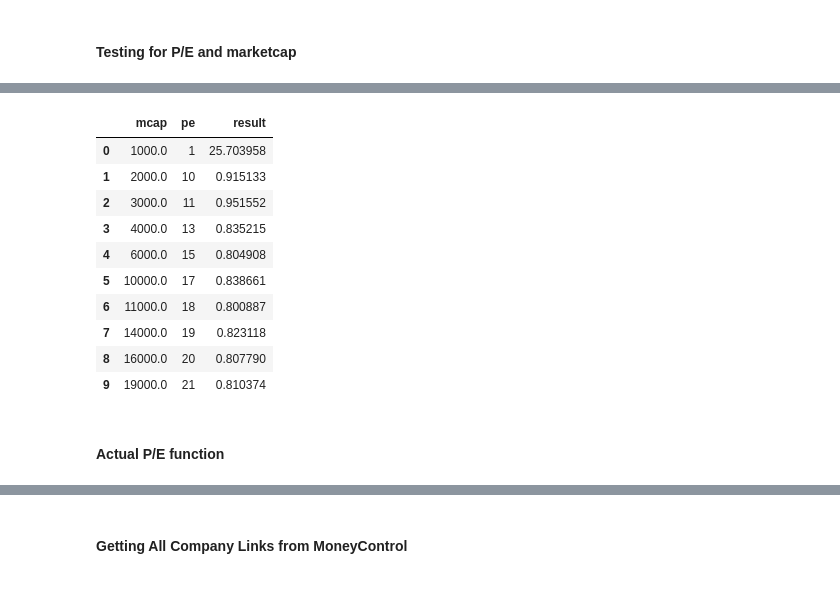
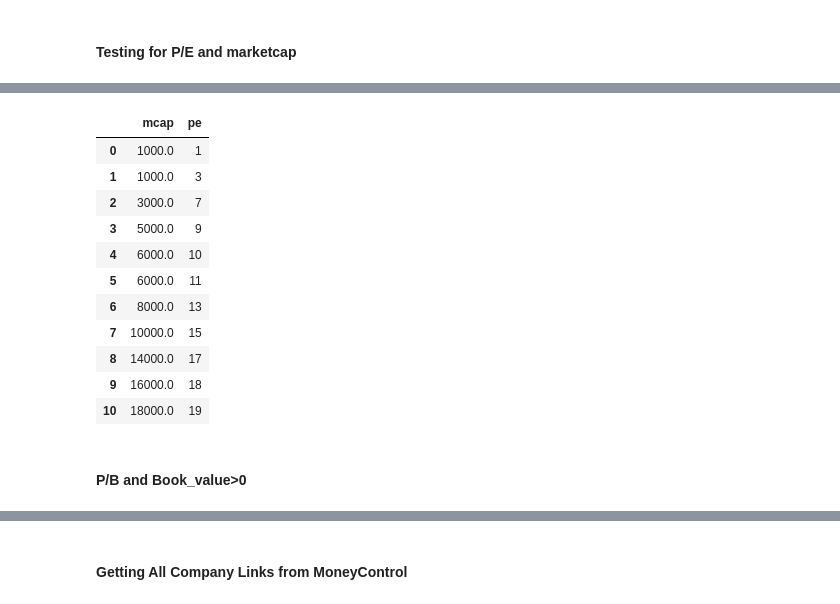
Before and after one commit to faizanahemad/data-science-utils, a Jupyter notebook: data_science_utils/financial/mutual_fund.ipynb, the cells around one changed output, grey strips where cells are left out. Cells and saved outputs as stored; diff of their text form; code cells hidden in the pictures.

```diff
--- a/data_science_utils/financial/mutual_fund.ipynb
+++ b/data_science_utils/financial/mutual_fund.ipynb
@@ -41,8 +59,19 @@ from random import shuffle
 # %%
+def is_dataframe(df):
+    if df is not None and type(df)==pd.core.frame.DataFrame:
+        return True
+    return False
+
 def ffloat(string):
     if string is None:
         return np.nan
-    return fast_float(string.split(" ")[0].replace(',',''),default=np.nan)
+    if type(string)==float or type(string)==int or type(string)==np.int64 or type(string)==np.float64:
+        return string
+    return fast_float(string.split(" ")[0].replace(',','').replace('%',''),default=np.nan)
+
+def ffloat_list(string_list):
+    return list(map(ffloat,string_list))
+
 
 def get_children(html_content):
     return [item for item in html_content.children if type(item)==bs4.element.Tag]
@@ -76,3 +105,17 @@ def get_table(portfolio_table):
             row_data.append(elem_descriptor)
         table_data.append(row_data)
     return table_data
+
+def get_table_simple(portfolio_table,is_table_tag=True):
+    portfolio_elems = portfolio_table.find_all('tr')
+    table_data = list()
+    for row in portfolio_elems:
+        row_data = list()
+        row_elems = get_children(row)
+        for elem in row_elems:
+            text = elem.text.strip().replace("\n","")
+            if len(text)==0:
+                continue
+            row_data.append(text)
+        table_data.append(row_data)
+    return table_data
@@ -260,11 +599,12 @@ def pe_comparator_test(mcap,pe):
 # %%
 pe_list = list()
 pe_set = set()
-for pe in [1,2,3,4,5,6,7,8,9,10]:
+pe_comparator = get_pe_filter()
+for pe in [1,2,3,4,5,6,7,9,10,11,13]:
     for mcap in np.arange(1e2,2e3,1e2):
         if pe not in pe_set:
-            if pe_comparator_test(mcap,pe)>1.0:
-                pe_list.append({"mcap":mcap,"pe":pe,"result":pe_comparator_test(mcap,pe)})
+            if pe_comparator({"pe":pe,"market_cap":mcap}):
+                pe_list.append({"mcap":mcap,"pe":pe})
                 pe_set.add(pe)
 pd.DataFrame.from_records(pe_list)
 # %% [output]
@@ -281,24 +618,24 @@ pd.DataFrame.from_records(pe_list)
 # %%
 pe_list = list()
 pe_set = set()
-for pe in [1,10,11,13,15,17,18,19,20,21,22,25,30]:
+pe_comparator = get_pe_filter()
+for pe in [1,3,7,9,10,11,13,15,17,18,19,20,21,22,25,30]:
     for mcap in np.arange(1e3,2e4,1e3):
         if pe not in pe_set:
-            if pe_comparator_test(mcap,pe)>0.8:
-                pe_list.append({"mcap":mcap,"pe":pe,"result":pe_comparator(mcap,pe)})
+            if pe_comparator({"pe":pe,"market_cap":mcap}):
+                pe_list.append({"mcap":mcap,"pe":pe})
                 pe_set.add(pe)
 pd.DataFrame.from_records(pe_list)
 # %% [output]
-|  | mcap | pe | result |
-| 0 | 1000.0 | 1 | 25.703958 |
-| 1 | 2000.0 | 10 | 0.915133 |
-| 2 | 3000.0 | 11 | 0.951552 |
-| 3 | 4000.0 | 13 | 0.835215 |
-| 4 | 6000.0 | 15 | 0.804908 |
-| 5 | 10000.0 | 17 | 0.838661 |
-| 6 | 11000.0 | 18 | 0.800887 |
-| 7 | 14000.0 | 19 | 0.823118 |
-| 8 | 16000.0 | 20 | 0.807790 |
-| 9 | 19000.0 | 21 | 0.810374 |
+|  | mcap | pe |
+| 0 | 1000.0 | 1 |
+| 1 | 1000.0 | 3 |
+| 2 | 3000.0 | 7 |
+| 3 | 5000.0 | 9 |
+| 4 | 6000.0 | 10 |
+| 5 | 6000.0 | 11 |
+| 6 | 8000.0 | 13 |
+| 7 | 10000.0 | 15 |
+| 8 | 14000.0 | 17 |
+| 9 | 16000.0 | 18 |
+| 10 | 18000.0 | 19 |
-# %% [markdown]
-#### Actual P/E function
@@ -319,0 +642,2 @@ def pe_comparator_filter(stock_detail):
+# %% [markdown]
+#### P/B and Book_value>0
```
Also changed, not shown: parts of 33 cells of this notebook.
